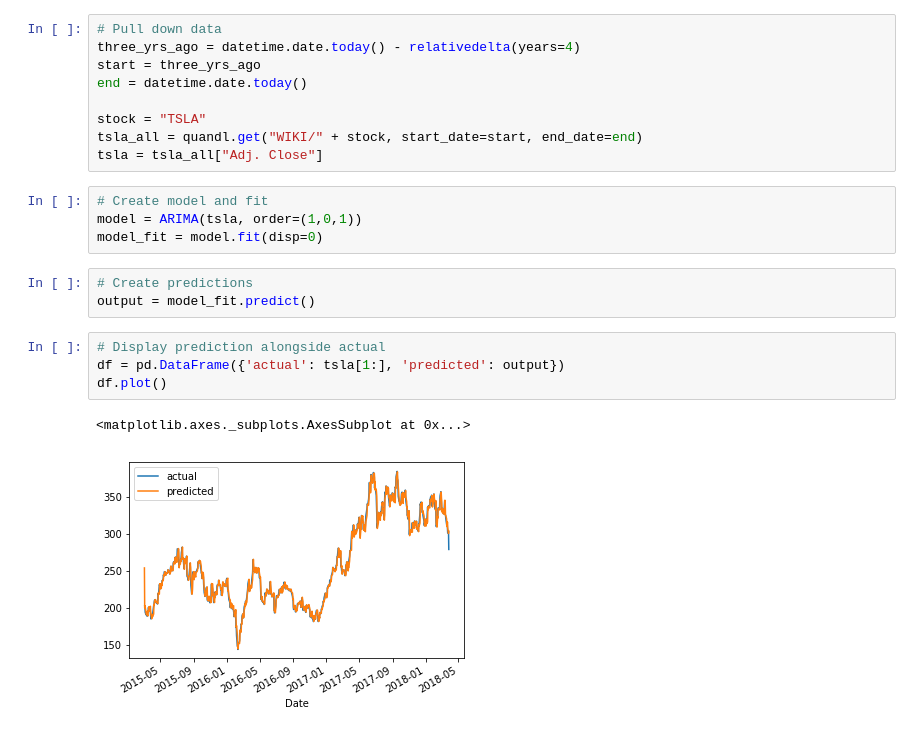
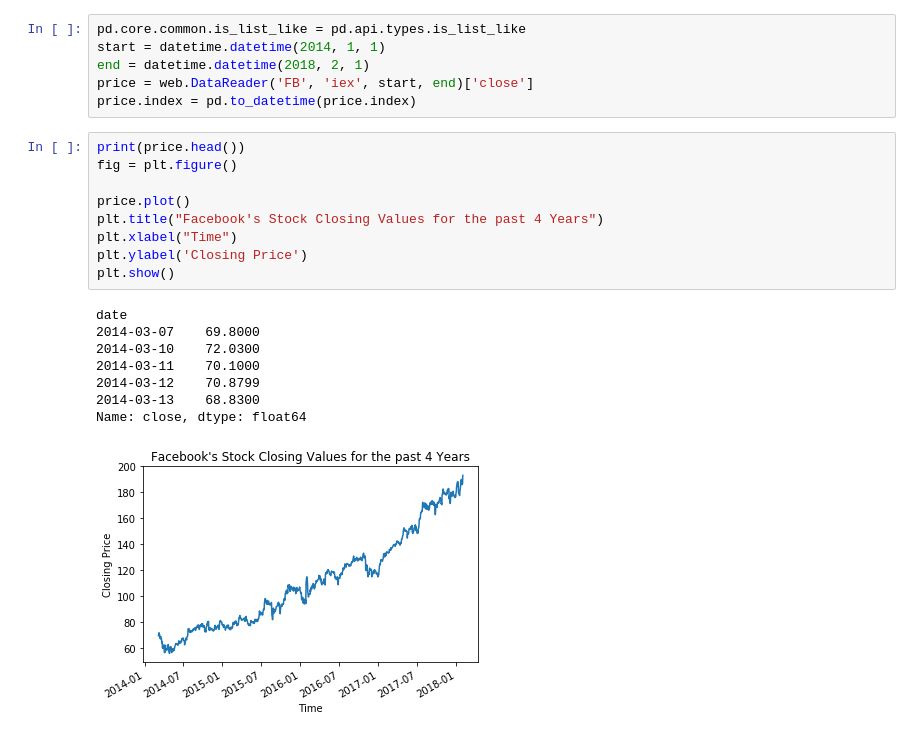
Before and after one commit to kjprice/smu-quantifying-the-world, a Jupyter notebook: CaseStudy4/CaseStudy.ipynb, the cells around one changed output. Drawn from its saved outputs; the diff is of its cells as text.

```diff
--- a/CaseStudy4/CaseStudy.ipynb
+++ b/CaseStudy4/CaseStudy.ipynb
@@ -18,26 +31,27 @@ from statsmodels.tsa.arima_model import ARIMA
 from dateutil.relativedelta import relativedelta
 
 %matplotlib inline
-# %%
-# Pull down data
-three_yrs_ago = datetime.date.today() - relativedelta(years=4)
-start = three_yrs_ago
-end = datetime.date.today()
-
-stock = "TSLA"
-tsla_all = quandl.get("WIKI/" + stock, start_date=start, end_date=end)
-tsla = tsla_all["Adj. Close"]
-# %%
-# Create model and fit
-model = ARIMA(tsla, order=(1,0,1))
-model_fit = model.fit(disp=0)
-# %%
-# Create predictions
-output = model_fit.predict()
-# %%
-# Display prediction alongside actual
-df = pd.DataFrame({'actual': tsla[1:], 'predicted': output})
-df.plot()
-# %% [output]
-<matplotlib.axes._subplots.AxesSubplot at 0x...>
-[figure, removed]
+# %%
+pd.core.common.is_list_like = pd.api.types.is_list_like
+start = datetime.datetime(2014, 1, 1)
+end = datetime.datetime(2018, 2, 1)
+price = web.DataReader('FB', 'iex', start, end)['close']
+price.index = pd.to_datetime(price.index)
+# %%
+print(price.head())
+fig = plt.figure()
+
+price.plot()
+plt.title("Facebook's Stock Closing Values for the past 4 Years")
+plt.xlabel("Time")
+plt.ylabel('Closing Price')
+plt.show()
+# %% [output]
+date
+2014-03-07    69.8000
+2014-03-10    72.0300
+2014-03-11    70.1000
+2014-03-12    70.8799
+2014-03-13    68.8300
+Name: close, dtype: float64
+[figure, added]
```
Also changed, not shown: parts of 12 cells of this notebook.
